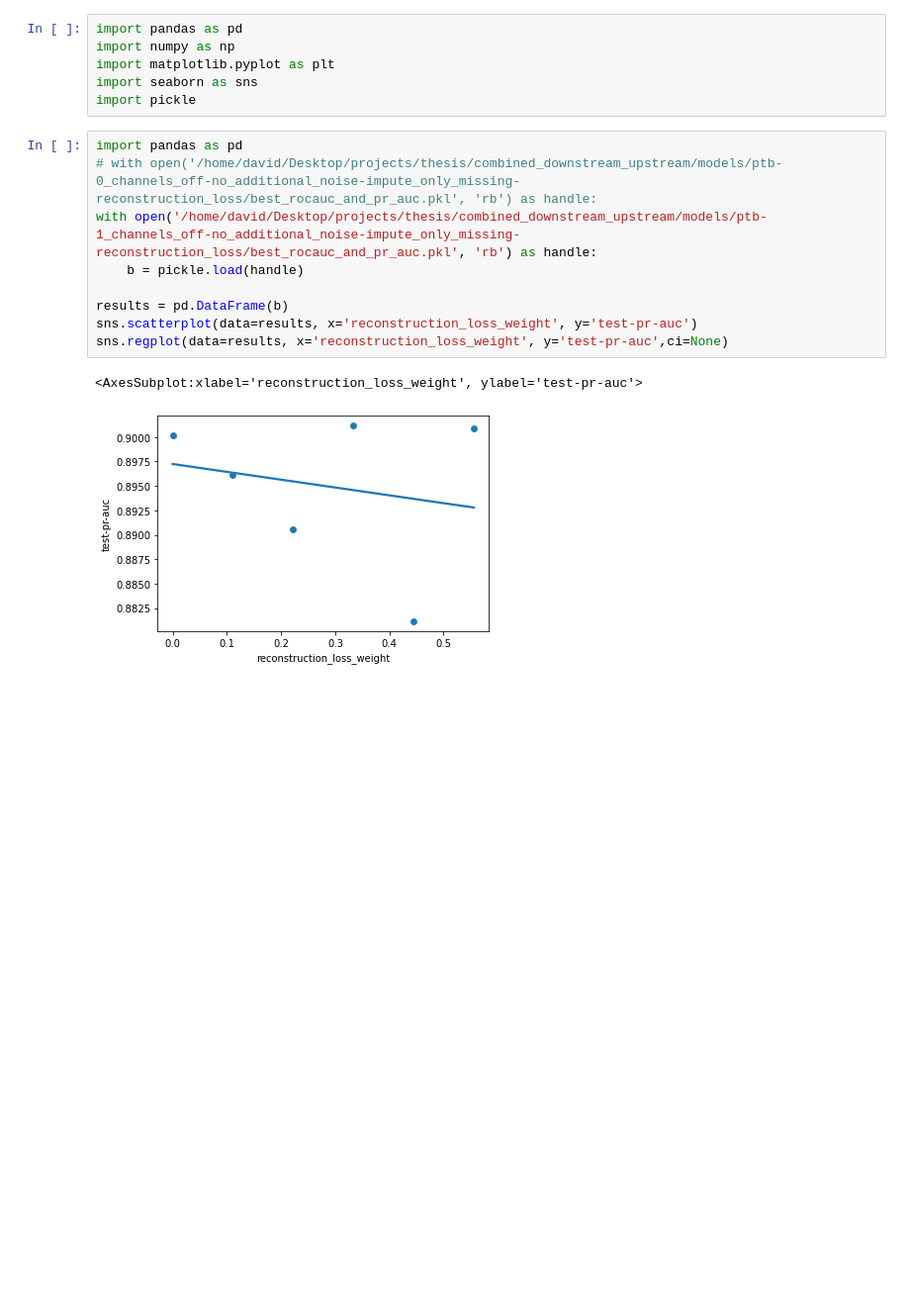
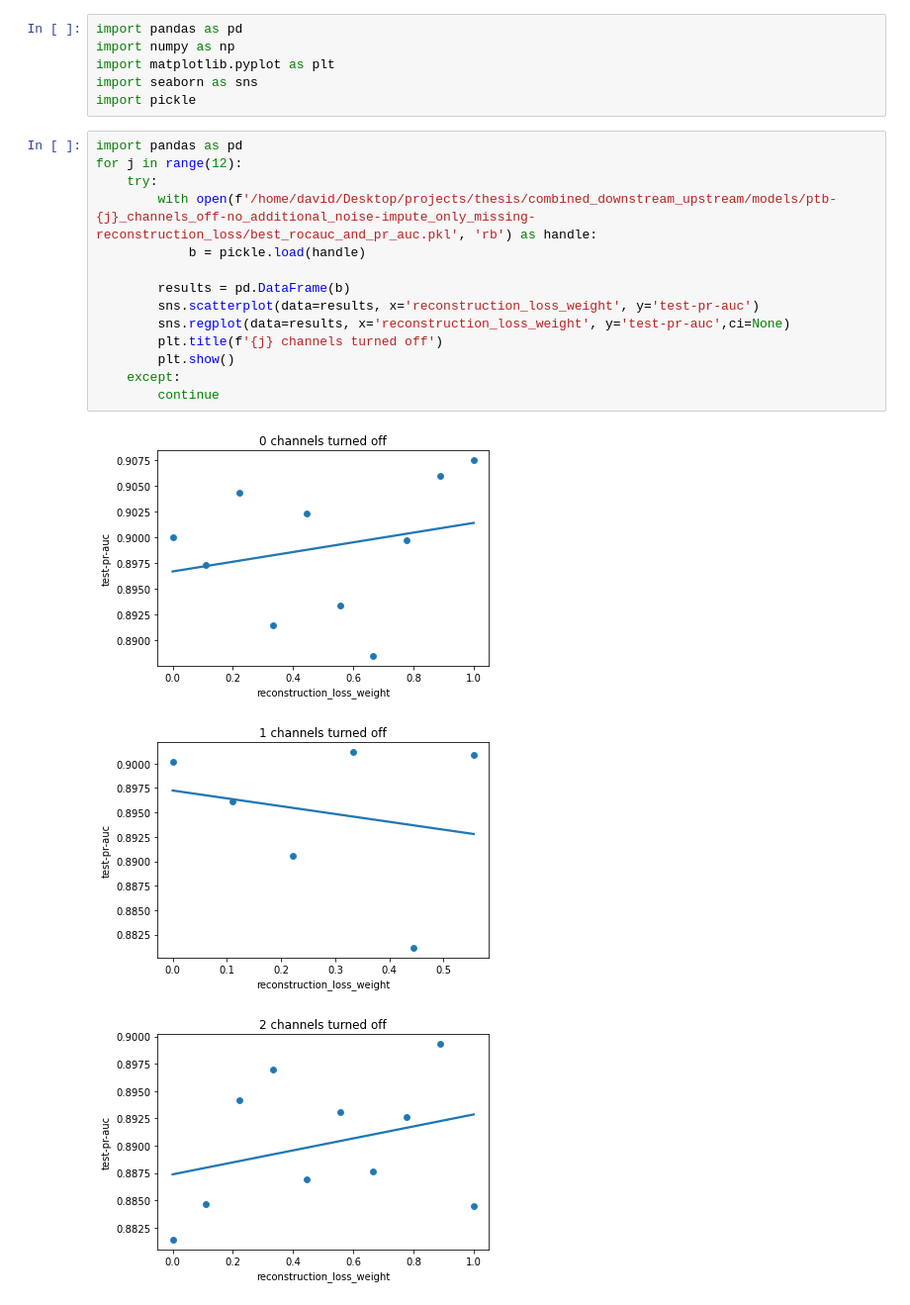
Before and after one commit to DavidHarar/downstream_classification, a Jupyter notebook: notebooks/10.4.ptb-reconstruction_loss_analysis.ipynb, the cells around one changed output. Shown: that part at 99% size. Cells and saved outputs as stored; diff of their text form; blank space fills up the shorter version.

Commit message:
ADD: Analyze varyint reconstruction loss

```diff
--- a/notebooks/10.4.ptb-reconstruction_loss_analysis.ipynb
+++ b/notebooks/10.4.ptb-reconstruction_loss_analysis.ipynb
@@ -6,13 +6,19 @@ import seaborn as sns
 import pickle
 # %%
 import pandas as pd
-# with open('/home/david/Desktop/projects/thesis/combined_downstream_upstream/models/ptb-0_channels_off-no_additional_noise-impute_only_missing-reconstruction_loss/best_rocauc_and_pr_auc.pkl', 'rb') as handle:
-with open('/home/david/Desktop/projects/thesis/combined_downstream_upstream/models/ptb-1_channels_off-no_additional_noise-impute_only_missing-reconstruction_loss/best_rocauc_and_pr_auc.pkl', 'rb') as handle:
-    b = pickle.load(handle)
+for j in range(12):
+    try:
+        with open(f'/home/david/Desktop/projects/thesis/combined_downstream_upstream/models/ptb-{j}_channels_off-no_additional_noise-impute_only_missing-reconstruction_loss/best_rocauc_and_pr_auc.pkl', 'rb') as handle:
+            b = pickle.load(handle)
 
-results = pd.DataFrame(b)
-sns.scatterplot(data=results, x='reconstruction_loss_weight', y='test-pr-auc')
-sns.regplot(data=results, x='reconstruction_loss_weight', y='test-pr-auc',ci=None)
+        results = pd.DataFrame(b)
+        sns.scatterplot(data=results, x='reconstruction_loss_weight', y='test-pr-auc')
+        sns.regplot(data=results, x='reconstruction_loss_weight', y='test-pr-auc',ci=None)
+        plt.title(f'{j} channels turned off')
+        plt.show()
+    except:
+        continue
 # %% [output]
-<AxesSubplot:xlabel='reconstruction_loss_weight', ylabel='test-pr-auc'>
-[figure, old version]
+[figure, new version]
+[figure, added]
+[figure, added]
```
Also changed, not shown: parts of 2 cells of this notebook.
